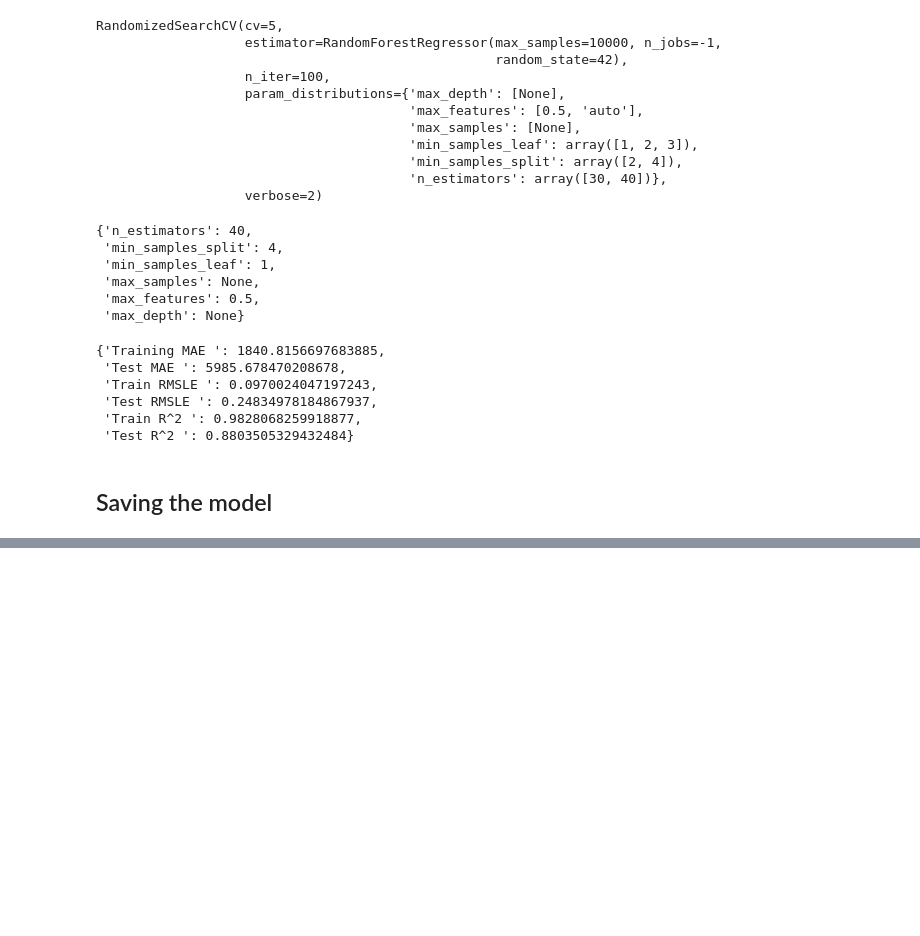
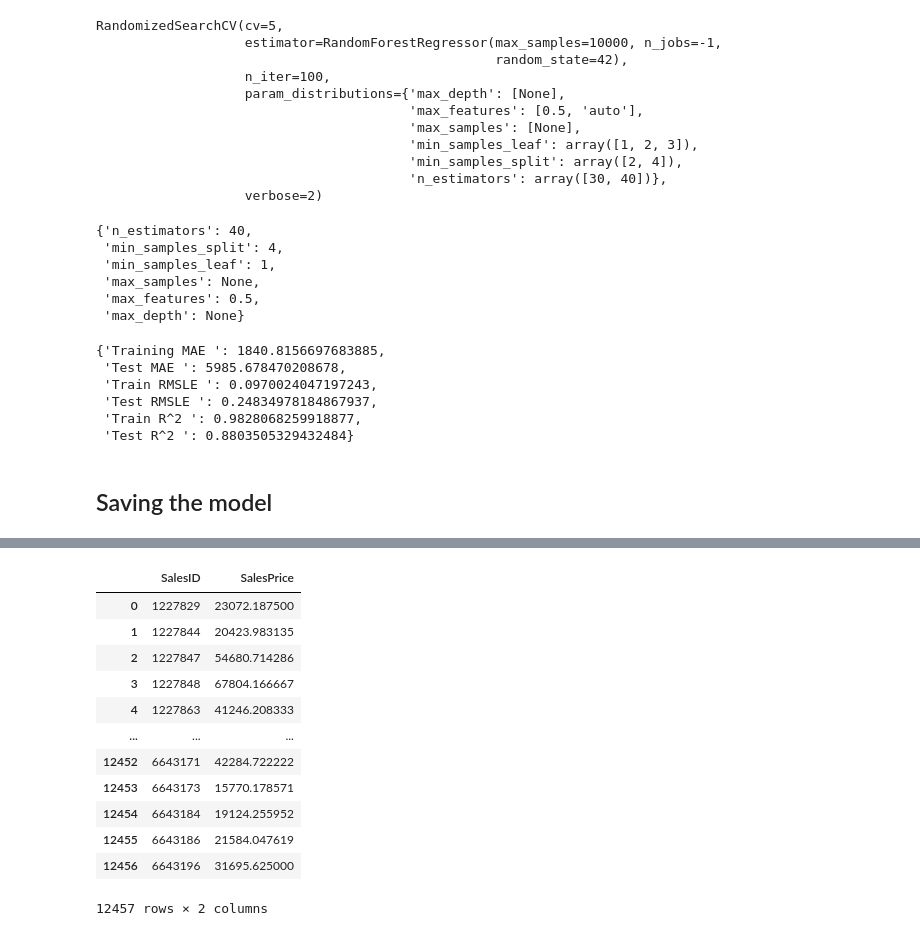
Before and after one commit to Arian-Rahman/Kaggle_Blue_Book_for_Bulldozers_project, a Jupyter notebook: bulldozer_price_predict.ipynb, the cells around one changed output, grey strips where cells are left out. Cells and saved outputs as stored; diff of their text form; code cells hidden in the pictures; blank space fills up the shorter version.

```diff
--- a/bulldozer_price_predict.ipynb
+++ b/bulldozer_price_predict.ipynb
@@ -971,0 +1062,22 @@ model=joblib.load("rfr_fine_tuned")
+# %%
+test_preds = model.predict(df_test)
+# %%
+# Formatting into Kaggle's desired format
+df_preds=pd.DataFrame()
+df_preds["SalesID"]=df_test["SalesID"]
+df_preds["SalesPrice"] = test_preds
+df_preds
+# %% [output]
+|  | SalesID | SalesPrice |
+| 0 | 1227829 | 23072.187500 |
+| 1 | 1227844 | 20423.983135 |
+| 2 | 1227847 | 54680.714286 |
+| 3 | 1227848 | 67804.166667 |
+| 4 | 1227863 | 41246.208333 |
+| ... | ... | ... |
+| 12452 | 6643171 | 42284.722222 |
+| 12453 | 6643173 | 15770.178571 |
+| 12454 | 6643184 | 19124.255952 |
+| 12455 | 6643186 | 21584.047619 |
+| 12456 | 6643196 | 31695.625000 |
+12457 rows × 2 columns
```
Also changed, not shown: parts of 11 cells of this notebook.
